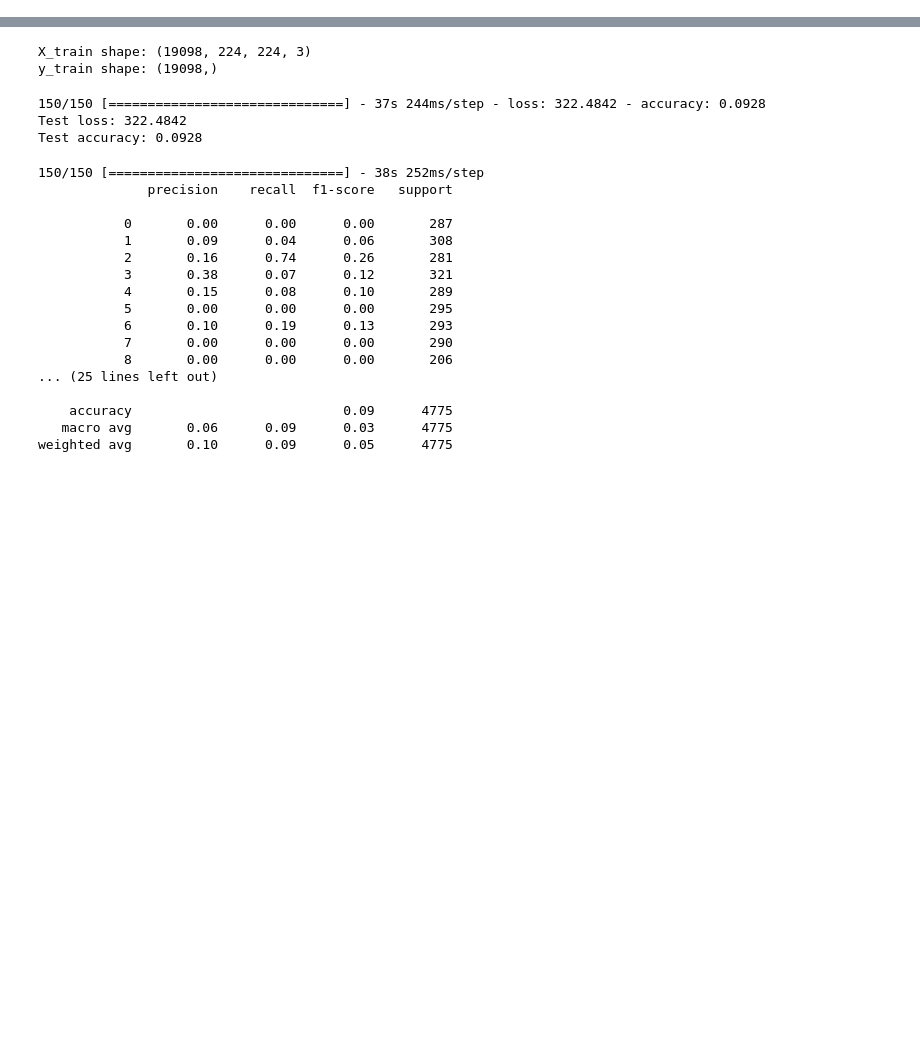
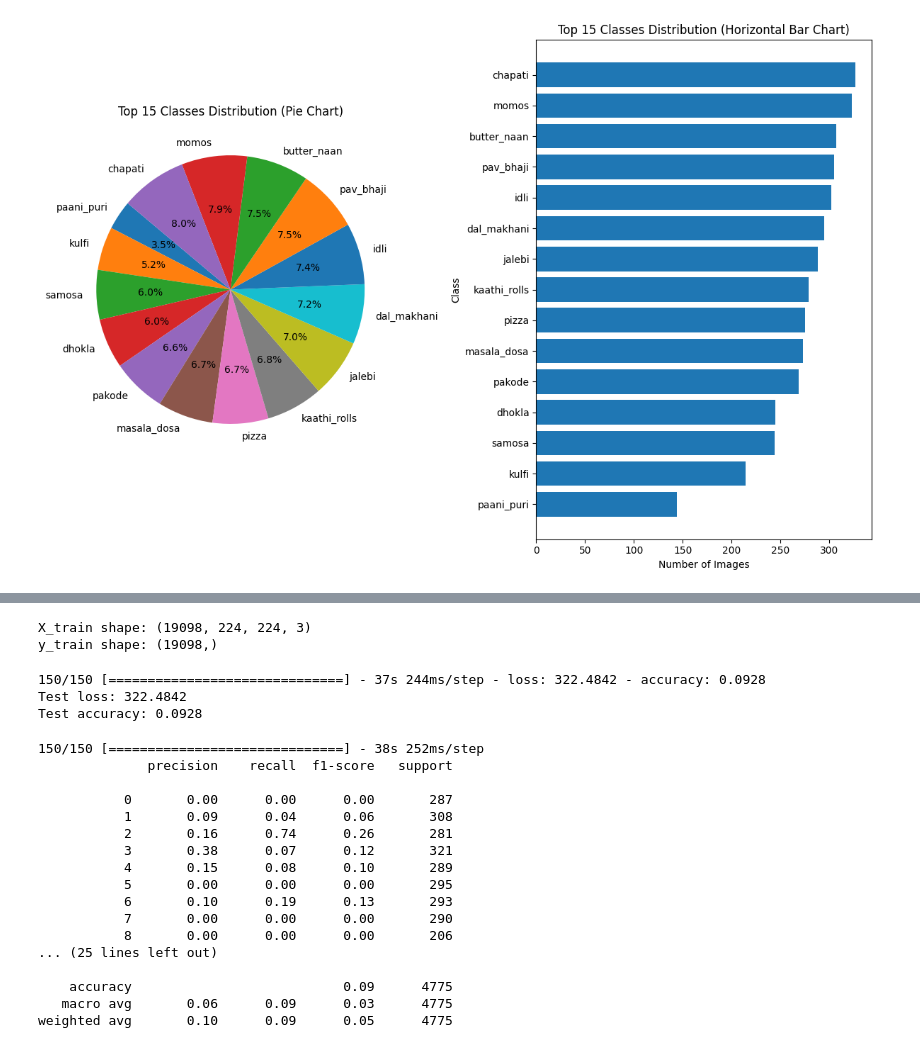
Before and after one commit to ZemelakGoraga/image_classification, a Jupyter notebook: food_image_classification.ipynb, the cells around one changed output, grey strips where cells are left out. Saved outputs shown, nothing was run; the diff lists cells and outputs as text; code cells hidden in the pictures; blank space fills up the shorter version.

```diff
--- a/food_image_classification.ipynb
+++ b/food_image_classification.ipynb
@@ -102,0 +243,44 @@ os.chdir(root_directory)
+# %%
+import os
+import matplotlib.pyplot as plt
+import seaborn as sns
+from PIL import Image
+
+# Define the dataset directory
+dataset_dir = 'Food Classification dataset'
+
+# Get a list of class names (subdirectories)
+class_names = os.listdir(dataset_dir)
+
+# Dictionary to store class counts
+class_counts = {}
+
+# Loop through each class and calculate class counts
+for class_name in class_names:
+    class_dir = os.path.join(dataset_dir, class_name)
+    image_names = os.listdir(class_dir)
+    class_counts[class_name] = len(image_names)
+
+# Get the top 15 classes
+top_classes = sorted(class_counts, key=class_counts.get)[:15]
+
+# Create a dictionary to store class counts for the top 15 classes
+top_class_counts = {class_name: class_counts[class_name] for class_name in top_classes}
+
+# Plot Pie Chart for Top 15 Classes (sorted from small to big)
+plt.figure(figsize=(12, 8))
+plt.subplot(1, 2, 1)
+plt.pie(top_class_counts.values(), labels=top_class_counts.keys(), autopct='%1.1f%%', startangle=140)
+plt.title("Top 15 Classes Distribution (Pie Chart)")
+
+# Plot Horizontal Bar Chart for Top 15 Classes (sorted from small to big)
+plt.subplot(1, 2, 2)
+plt.barh(list(top_class_counts.keys()), list(top_class_counts.values()))
+plt.xlabel("Number of Images")
+plt.ylabel("Class")
+plt.title("Top 15 Classes Distribution (Horizontal Bar Chart)")
+
+plt.tight_layout()
+plt.show()
+# %% [output]
+[figure, added]
```
Also changed, not shown: parts of 16 cells of this notebook.
